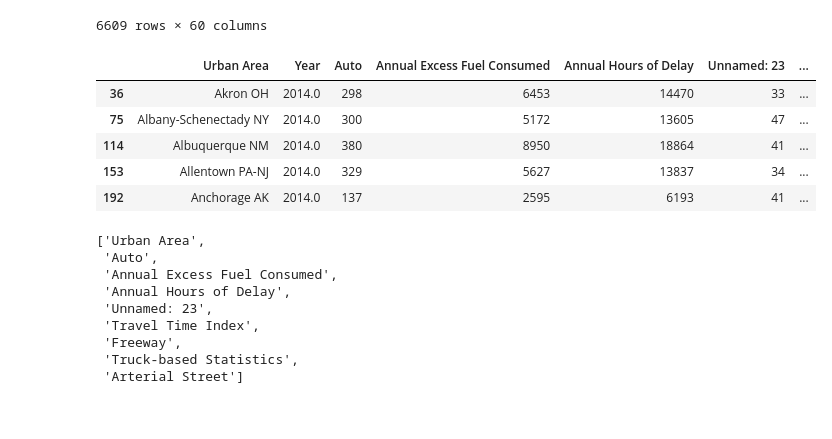
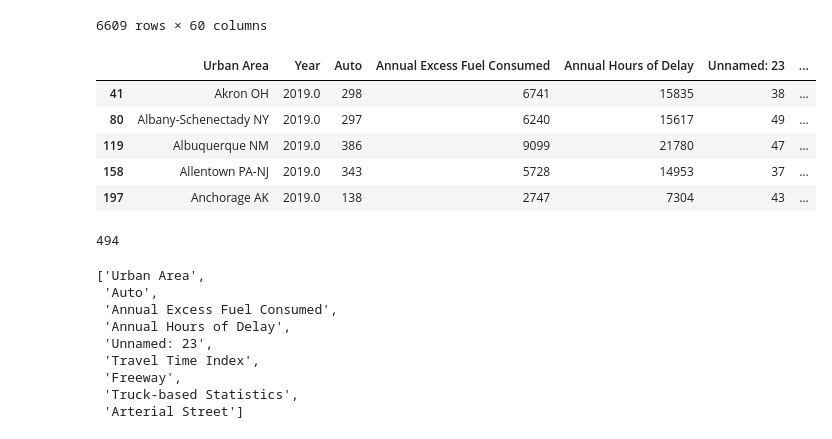
Before and after one commit to narslab/msa-emission-typologies, a Jupyter notebook: bin/jupyter/tidy-tti-traffic.ipynb, the cells around one changed output. Saved outputs shown, nothing was run; the diff lists cells and outputs as text; code cells hidden in the pictures.

```diff
--- a/bin/jupyter/tidy-tti-traffic.ipynb
+++ b/bin/jupyter/tidy-tti-traffic.ipynb
@@ -59,15 +59,19 @@ trf_df
 6609 rows × 60 columns
 # %%
 trf_df = trf_df[['Urban Area', 'Year', 'Auto', 'Annual Excess Fuel Consumed', 'Annual Hours of Delay','Unnamed: 23', 'Travel Time Index', 'Freeway', 'Truck-based Statistics', 'Arterial Street']]
-trf_df = trf_df[trf_df['Year'] == 2014]
+trf_df = trf_df[trf_df['Year'] == 2019]
 trf_df.head()
 # %% [output]
 |  | Urban Area | Year | Auto | Annual Excess Fuel Consumed | Annual Hours of Delay | Unnamed: 23 | ... |
-| 36 | Akron OH | 2014.0 | 298 | 6453 | 14470 | 33 | ... |
-| 75 | Albany-Schenectady NY | 2014.0 | 300 | 5172 | 13605 | 47 | ... |
-| 114 | Albuquerque NM | 2014.0 | 380 | 8950 | 18864 | 41 | ... |
-| 153 | Allentown PA-NJ | 2014.0 | 329 | 5627 | 13837 | 34 | ... |
-| 192 | Anchorage AK | 2014.0 | 137 | 2595 | 6193 | 41 | ... |
+| 41 | Akron OH | 2019.0 | 298 | 6741 | 15835 | 38 | ... |
+| 80 | Albany-Schenectady NY | 2019.0 | 297 | 6240 | 15617 | 49 | ... |
+| 119 | Albuquerque NM | 2019.0 | 386 | 9099 | 21780 | 47 | ... |
+| 158 | Allentown PA-NJ | 2019.0 | 343 | 5728 | 14953 | 37 | ... |
+| 197 | Anchorage AK | 2019.0 | 138 | 2747 | 7304 | 43 | ... |
+# %%
+len(trf_df)
+# %% [output]
+494
 # %%
 filtered_cols = [col for col in trf_df.columns if 'Year' not in col]
 filtered_cols
```
Also changed, not shown: parts of 11 cells of this notebook, 18 other files.
